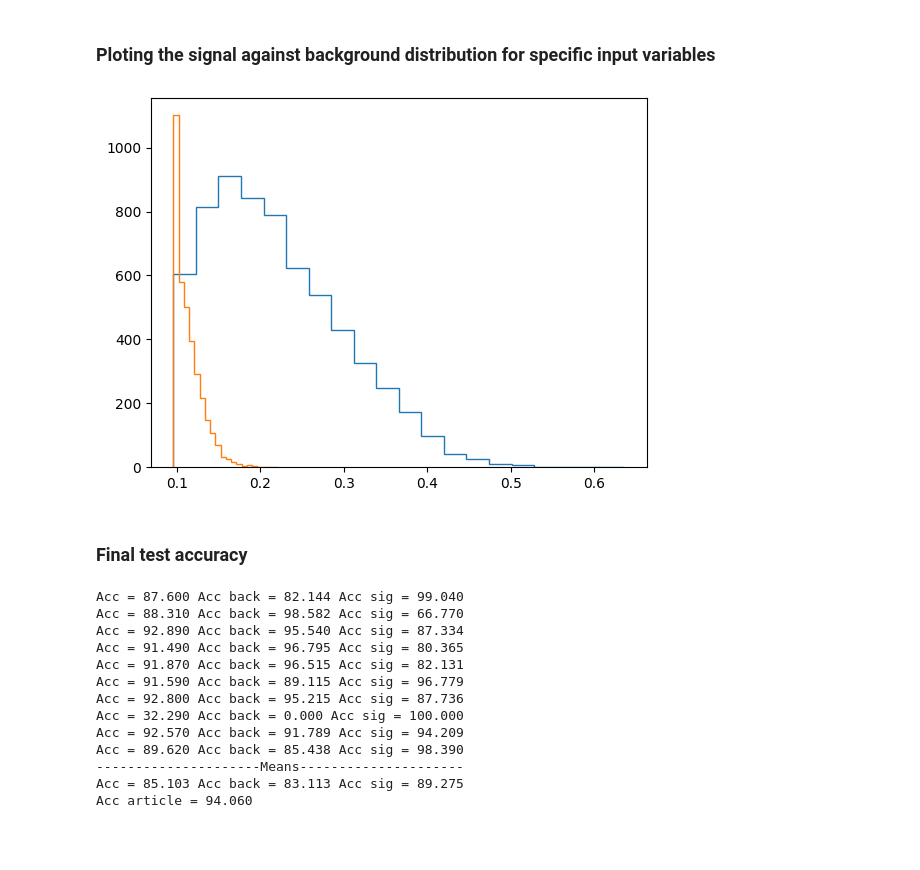
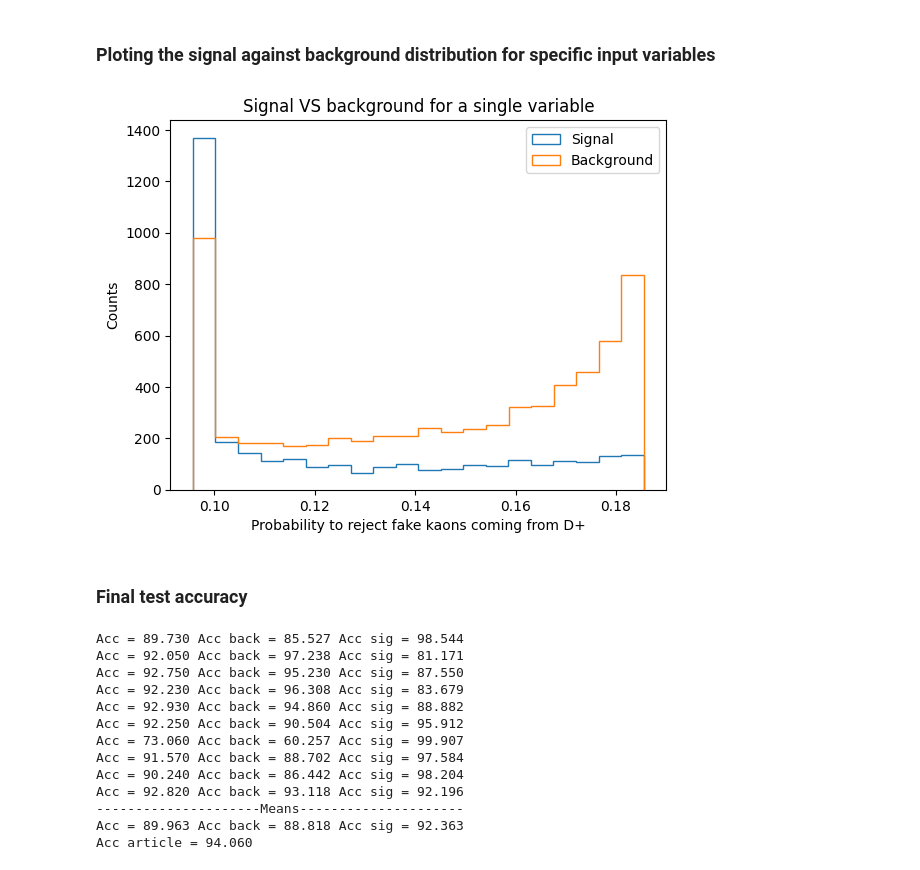
Before and after one commit to Cyrjl/Make-of-neural-network-with-numpy, a Jupyter notebook: Wild2_Final_NeuralNet.ipynb, the cells around one changed output. Cells and saved outputs as stored; diff of their text form; code cells hidden in the pictures; blank space fills up the shorter version.

```diff
--- a/Wild2_Final_NeuralNet.ipynb
+++ b/Wild2_Final_NeuralNet.ipynb
@@ -34,30 +33,31 @@ lines_train: int = 20000
 lines_val: int = 10000
 
 # Different types of dataset for training, validation and testing
-dataset_train = pd.read_csv('dataset_modif2.csv', usecols=np.arange(0,12), nrows=lines_train)
+dataset_train = pd.read_csv('dataset.csv', usecols=np.arange(0,12), nrows=lines_train)
 # The data is normalized to avoid variables with high values
 norm_dataset_train = (dataset_train.values - np.min(dataset_train.values)) / (np.max(dataset_train.values) - np.min(dataset_train.values))
 
-dataset_val = pd.read_csv('dataset_modif2.csv', usecols=np.arange(0,12), skiprows=lines_train+1, nrows=lines_val)
+dataset_val = pd.read_csv('dataset.csv', usecols=np.arange(0,12), skiprows=lines_train+1, nrows=lines_val)
 norm_dataset_val = (dataset_val.values - np.min(dataset_val.values)) / (np.max(dataset_val.values) - np.min(dataset_val.values))
 
-dataset_test = pd.read_csv('dataset_modif2.csv', usecols=np.arange(0,12), skiprows=lines_train+lines_val+1, nrows=lines_val)
+dataset_test = pd.read_csv('dataset.csv', usecols=np.arange(0,12), skiprows=lines_train+lines_val+1, nrows=lines_val)
 norm_dataset_test = (dataset_test.values - np.min(dataset_test.values)) / (np.max(dataset_test.values) - np.min(dataset_test.values))
 
 # Labels for training, validation and testing
-labels_train = pd.read_csv('dataset_modif2.csv', usecols=["label"], nrows=lines_train)
-labels_val = pd.read_csv('dataset_modif2.csv', usecols=[13], skiprows=lines_train+1, nrows=lines_val)
-labels_test = pd.read_csv('dataset_modif2.csv', usecols=[13], skiprows=lines_train+lines_val+1, nrows=lines_val)
+labels_train = pd.read_csv('dataset.csv', usecols=[13], nrows=lines_train) # labels in column 13
+labels_val = pd.read_csv('dataset.csv', usecols=[13], skiprows=lines_train+1, nrows=lines_val)
+labels_test = pd.read_csv('dataset.csv', usecols=[13], skiprows=lines_train+lines_val+1, nrows=lines_val)
 
 # New labels for binary classification
-# 0 -> 1 and 1,2 -> 0
+# Before : signal has label 0, background has label 1 or 2
+# After : signal has label 1, background has label 0
 bin_labels_train = np.where(labels_train.values == 0, 1, 0)
 bin_labels_val = np.where(labels_val.values == 0, 1, 0)
 bin_labels_test = np.where(labels_test.values == 0, 1, 0)
 
 # Predictions from a previous work using the same dataset
-article_val = pd.read_csv('dataset_modif2.csv', usecols=[12], skiprows=lines_train+1, nrows=lines_val)
-article_test = pd.read_csv('dataset_modif2.csv', usecols=[12], skiprows=lines_train+lines_val+1, nrows=lines_val)
+article_val = pd.read_csv('dataset.csv', usecols=[12], skiprows=lines_train+1, nrows=lines_val)
+article_test = pd.read_csv('dataset.csv', usecols=[12], skiprows=lines_train+lines_val+1, nrows=lines_val)
 # %% [markdown]
 ### Training different networks
 # %%
@@ -352,27 +376,41 @@ Acc_article = np.mean(Round_article_test==bin_labels_test) * 100
 # %% [markdown]
 ### Ploting the signal against background distribution for specific input variables
 # %%
+# Plot to assess whether a physical variable allows to discriminate signal and background or not
+
 In_back: Sequence = []
 In_sig: Sequence = []
+
+num_col = 6
+datacol = ['Sum of extra-photon energy', 'Number of extra tracks', 'Sum of missing momentum and energy',
+           'cos(thrust axis of the signal kaon, thrust axis of other objects)', 'Modified Fox-Wolfram moment Hso_22', 'Recoil mass',
+           'Probability to reject fake kaons coming from D+', 'Signal probability for the Btag', 'Modified Fox-Wolfram moment Hso_02',
+           'Modified Fox-Wolfram moment Hoo_0', 'Probability to reject fake kaons coming from D0', 'Azimuthal angle between signal kaon and missing-momentum vector']
 
 # Separate signal and background events
 for i in range(0, len(Val_res_CE[3])):
     if np.round(Val_res_CE[3][i]) == 0:
         In_back.append(Val_res_CE[4][i])
     else:
         In_sig.append(Val_res_CE[4][i])
 
 In_back_arr = np.array(In_back)
 In_sig_arr = np.array(In_sig)
 
-plt.hist(In_back_arr[:, 0], histtype='step', bins=20)
-plt.hist(In_sig_arr[:, 0], histtype='step', bins=20)
+plt.hist(In_sig_arr[:, num_col], histtype='step', bins=20, label='Signal')
+plt.hist(In_back_arr[:, num_col], histtype='step', bins=20, label='Background')
+plt.title('Signal VS background for a single variable')
+plt.xlabel(datacol[num_col])
+plt.ylabel('Counts')
+plt.legend()
 plt.show()
 # %% [output]
-[figure, old version]
+[figure, new version]
 # %% [markdown]
 ### Final test accuracy
 # %%
+# Final test to compare the accuracy of our network and the one from the article
+
 Acc_tot: Sequence = []
 Acc_back_tot: Sequence = []
 Acc_sig_tot: Sequence =[]
@@ -397,6 +435,7 @@ for N in range(10):
                                     val_inputs=norm_dataset_val, val_targets=bin_labels_val,
                                     loss=nm.BinCrossEntropy(), iterator=nm.BatchIterator(batch_size=batch_num), num_epochs=500, cut=0.1, Print=False)
 
+    # Using the test dataset and a specific cut value
     Test_res: Tuple = net.validate(inputs=norm_dataset_test, targets=bin_labels_test,
                                             loss=nm.BinCrossEntropy(), iterator=nm.BatchIterator(batch_size=batch_num), cut=0.1)
 
@@ -448,16 +487,16 @@ print("---------------------Means---------------------")
 print(f'Acc = {Acc_final:.3f} Acc back = {Acc_back_final:.3f} Acc sig = {Acc_sig_final:.3f}')
 print(f'Acc article = {Acc_article:.3f}')
 # %% [output]
-Acc = 87.600 Acc back = 82.144 Acc sig = 99.040
-Acc = 88.310 Acc back = 98.582 Acc sig = 66.770
-Acc = 92.890 Acc back = 95.540 Acc sig = 87.334
-Acc = 91.490 Acc back = 96.795 Acc sig = 80.365
-Acc = 91.870 Acc back = 96.515 Acc sig = 82.131
-Acc = 91.590 Acc back = 89.115 Acc sig = 96.779
-Acc = 92.800 Acc back = 95.215 Acc sig = 87.736
-Acc = 32.290 Acc back = 0.000 Acc sig = 100.000
-Acc = 92.570 Acc back = 91.789 Acc sig = 94.209
-Acc = 89.620 Acc back = 85.438 Acc sig = 98.390
+Acc = 89.730 Acc back = 85.527 Acc sig = 98.544
+Acc = 92.050 Acc back = 97.238 Acc sig = 81.171
+Acc = 92.750 Acc back = 95.230 Acc sig = 87.550
+Acc = 92.230 Acc back = 96.308 Acc sig = 83.679
+Acc = 92.930 Acc back = 94.860 Acc sig = 88.882
+Acc = 92.250 Acc back = 90.504 Acc sig = 95.912
+Acc = 73.060 Acc back = 60.257 Acc sig = 99.907
+Acc = 91.570 Acc back = 88.702 Acc sig = 97.584
+Acc = 90.240 Acc back = 86.442 Acc sig = 98.204
+Acc = 92.820 Acc back = 93.118 Acc sig = 92.196
 ---------------------Means---------------------
-Acc = 85.103 Acc back = 83.113 Acc sig = 89.275
+Acc = 89.963 Acc back = 88.818 Acc sig = 92.363
 Acc article = 94.060
```
Also changed, not shown: parts of 9 cells of this notebook.
